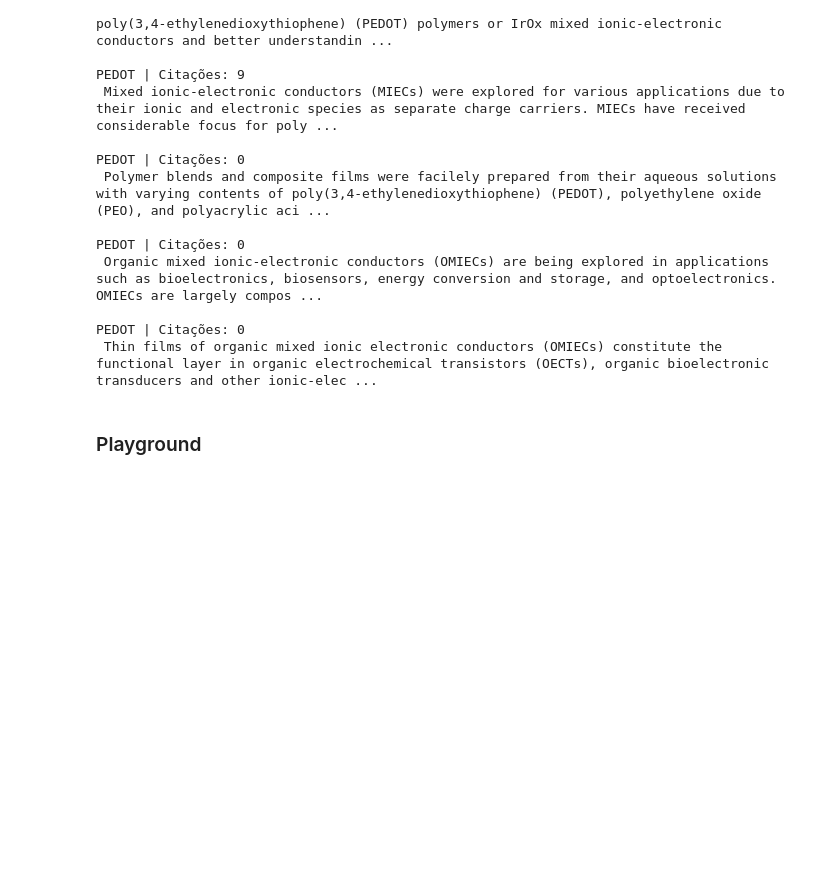
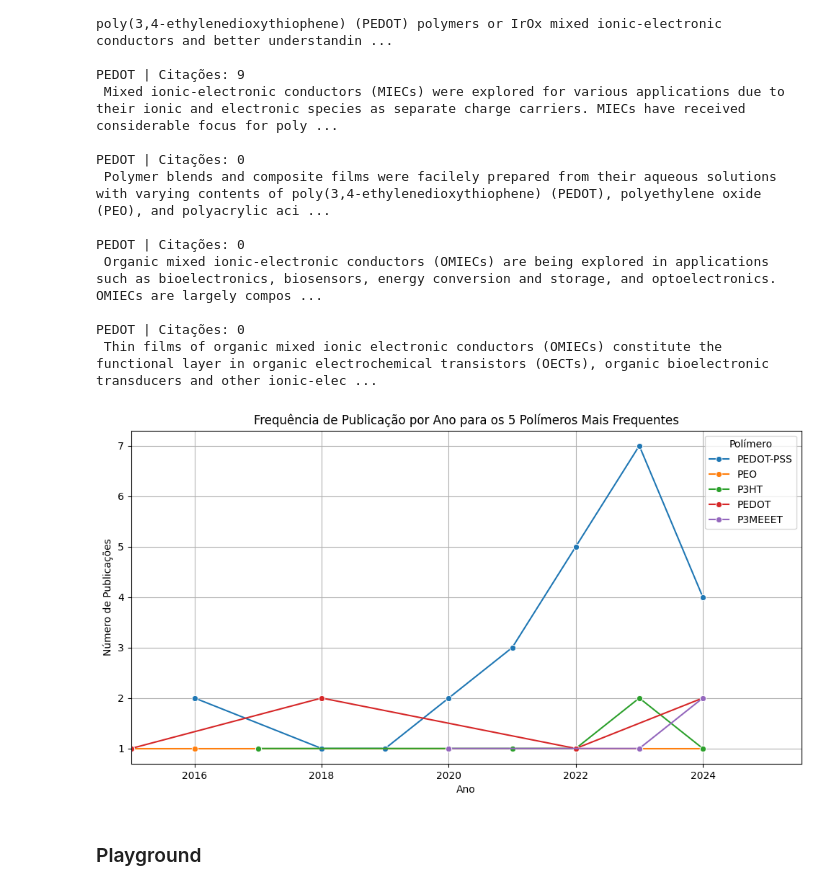
Before and after one commit to selaxco/OMIECs, a Jupyter notebook: scripts/OMIECs/preprocessing.ipynb, the cells around one changed output. Drawn from its saved outputs; the diff is of its cells as text; code cells hidden in the pictures; blank space fills up the shorter version.

```diff
--- a/scripts/OMIECs/preprocessing.ipynb
+++ b/scripts/OMIECs/preprocessing.ipynb
@@ -181,6 +197,39 @@ PEDOT | Citações: 0
 
 PEDOT | Citações: 0
  Thin films of organic mixed ionic electronic conductors (OMIECs) constitute the functional layer in organic electrochemical transistors (OECTs), organic bioelectronic transducers and other ionic-elec ...
+# %%
+import seaborn as sns
+import matplotlib.pyplot as plt
+import pandas as pd
+
+dfs = []
+
+
+for polymer in corpus.value_counts().head(5).index:
+    publication_counts = polímeros_encontrados[polímeros_encontrados['Nome'] == polymer]['Publication Year'].value_counts()
+    publication_counts = publication_counts.sort_index().reset_index()
+    publication_counts.columns = ['Year', 'Count']
+    publication_counts['Polymer'] = polymer
+    dfs.append(publication_counts)
+
+
+combined_df = pd.concat(dfs)
+
+plt.figure(figsize=(12, 6))
+sns.lineplot(data=combined_df, x='Year', y='Count', hue='Polymer', marker='o')
+plt.title('Frequência de Publicação por Ano para os 5 Polímeros Mais Frequentes')
+plt.xlabel('Ano')
+plt.ylabel('Número de Publicações')
+plt.legend(title='Polímero')
+plt.grid(True)
+
+plt.xlim(left=2015)
+
+plt.savefig('gráficos/llama3-70B-OMIEC160824_freq_publicação_polimero.png')
+
+plt.show()
+# %% [output]
+[figure, added]
 # %% [markdown]
 ### Playground
 # %%
```
Also changed, not shown: parts of 5 cells of this notebook, 6 other files.
